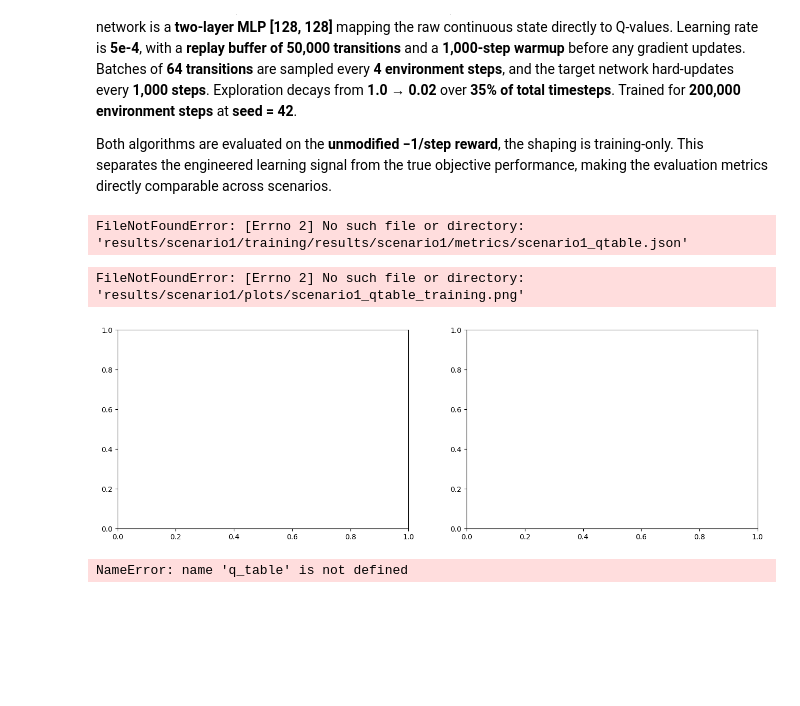
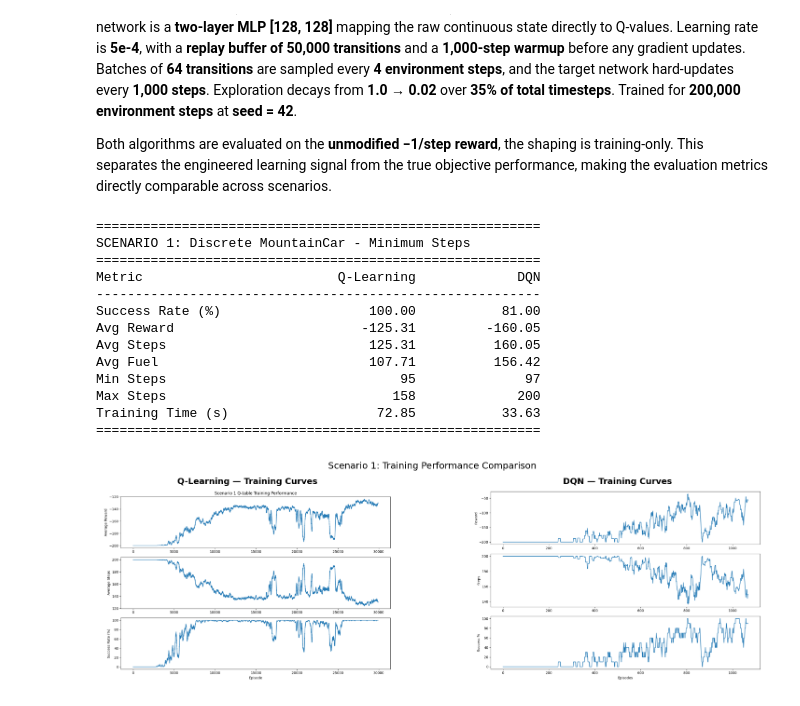
Before and after one commit to cayetana-h/TinderForRL, a Jupyter notebook: main_analysis.ipynb, the cells around one changed output. Cells and saved outputs as stored; diff of their text form; code cells hidden in the pictures; blank space fills up the shorter version.

Commit message:
notebook scenario1 changes

```diff
--- a/main_analysis.ipynb
+++ b/main_analysis.ipynb
@@ -56,12 +56,23 @@ import json
 import numpy as np
 from pathlib import Path
 
-SCENARIO1_DIR = Path("results/scenario1")
+# Notebook is in root, results are in training/results/
+METRICS_DIR = Path("training/results/scenario1/metrics")
 
-with open(SCENARIO1_DIR / "training/results/scenario1/metrics/scenario1_qtable.json") as f:
+# Check if path exists, if not try alternate location
+if not METRICS_DIR.exists():
+    METRICS_DIR = Path("results/scenario1/metrics")
+    if not METRICS_DIR.exists():
+        print("❌ Error: Results not found!")
+        print("Make sure you've run the training scripts first:")
+        print("  python training/scenario1_qlearning.py")
+        print("  python training/scenario1_dqn.py")
+        raise FileNotFoundError(f"No results found at {METRICS_DIR}")
+
+with open(METRICS_DIR / "scenario1_qtable.json") as f:
     qtable_metrics = json.load(f)
 
-with open(SCENARIO1_DIR / "training/results/scenario1/metrics/scenario1_dqn.json") as f:
+with open(METRICS_DIR / "scenario1_dqn.json") as f:
     dqn_metrics = json.load(f)
 
 metrics_to_show = [
@@ -74,6 +85,9 @@ metrics_to_show = [
     ("Training Time (s)",    "training_time_seconds"),
 ]
 
+print("=" * 57)
+print("SCENARIO 1: Discrete MountainCar - Minimum Steps")
+print("=" * 57)
 print(f"{'Metric':<25} {'Q-Learning':>15} {'DQN':>15}")
 print("-" * 57)
 for label, key in metrics_to_show:
@@ -83,62 +97,48 @@ for label, key in metrics_to_show:
         print(f"{label:<25} {q_val:>15.2f} {d_val:>15.2f}")
     else:
         print(f"{label:<25} {str(q_val):>15} {str(d_val):>15}")
+print("=" * 57)
 # %% [output]
-FileNotFoundError: [Errno 2] No such file or directory: 'results/scenario1/training/results/scenario1/metrics/scenario1_qtable.json'
+=========================================================
+SCENARIO 1: Discrete MountainCar - Minimum Steps
+=========================================================
+Metric                         Q-Learning             DQN
+---------------------------------------------------------
+Success Rate (%)                   100.00           81.00
+Avg Reward                        -125.31         -160.05
+Avg Steps                          125.31          160.05
+Avg Fuel                           107.71          156.42
+Min Steps                              95              97
+Max Steps                             158             200
+Training Time (s)                   72.85           33.63
+=========================================================
 # %%
 import matplotlib.pyplot as plt
 import matplotlib.image as mpimg
+from pathlib import Path
+
+# Update to use correct path
+SCENARIO1_DIR = Path("training/results/scenario1")
+
+# Check if path exists, if not try alternate
+if not SCENARIO1_DIR.exists():
+    SCENARIO1_DIR = Path("results/scenario1")
 
 fig, axes = plt.subplots(1, 2, figsize=(16, 5))
 
 qtable_img = mpimg.imread(SCENARIO1_DIR / "plots/scenario1_qtable_training.png")
 dqn_img    = mpimg.imread(SCENARIO1_DIR / "plots/scenario1_dqn_training.png")
 
 axes[0].imshow(qtable_img)
 axes[0].axis("off")
 axes[0].set_title("Q-Learning — Training Curves", fontsize=13, fontweight="bold")
 
 axes[1].imshow(dqn_img)
 axes[1].axis("off")
 axes[1].set_title("DQN — Training Curves", fontsize=13, fontweight="bold")
 
 plt.suptitle("Scenario 1: Training Performance Comparison", fontsize=14)
 plt.tight_layout()
 plt.show()
 # %% [output]
-FileNotFoundError: [Errno 2] No such file or directory: 'results/scenario1/plots/scenario1_qtable_training.png'
-[figure, old version]
+[figure, new version]
-# %%
-from mpl_toolkits.mplot3d import Axes3D
-
-# Q-table value surface
-qtable_values = np.max(q_table, axis=2).T
-
-# DQN value surface via meshgrid inference
-dqn_values = np.zeros((40, 40))
-for i, v in enumerate(vel_range):
-    for j, p in enumerate(pos_range):
-        state = np.array([p, v], dtype=np.float32)
-        obs_tensor = dqn_model.policy.obs_to_tensor(state)[0]
-        with __import__("torch").no_grad():
-            q_vals = dqn_model.policy.q_net(obs_tensor).cpu().numpy().flatten()
-        dqn_values[i, j] = np.max(q_vals)
-
-fig = plt.figure(figsize=(16, 6))
-
-for idx, (values, title, color) in enumerate([
-    (qtable_values, "Q-Learning Value Surface", "green"),
-    (dqn_values,    "DQN Value Surface",        "red")
-], 1):
-    ax = fig.add_subplot(1, 2, idx, projection="3d")
-    ax.plot_surface(POS, VEL, values, color=color, alpha=0.8, linewidth=0.3, edgecolor="k")
-    ax.set_xlabel("Position")
-    ax.set_ylabel("Velocity")
-    ax.set_zlabel("V(s)")
-    ax.set_title(title, fontweight="bold")
-
-plt.suptitle("Scenario 1: Value Surfaces V(s) = max_a Q(s,a)", fontsize=14)
-plt.tight_layout()
-plt.show()
-# %% [output]
-NameError: name 'q_table' is not defined
```
Also changed, not shown: parts of 23 cells of this notebook.
